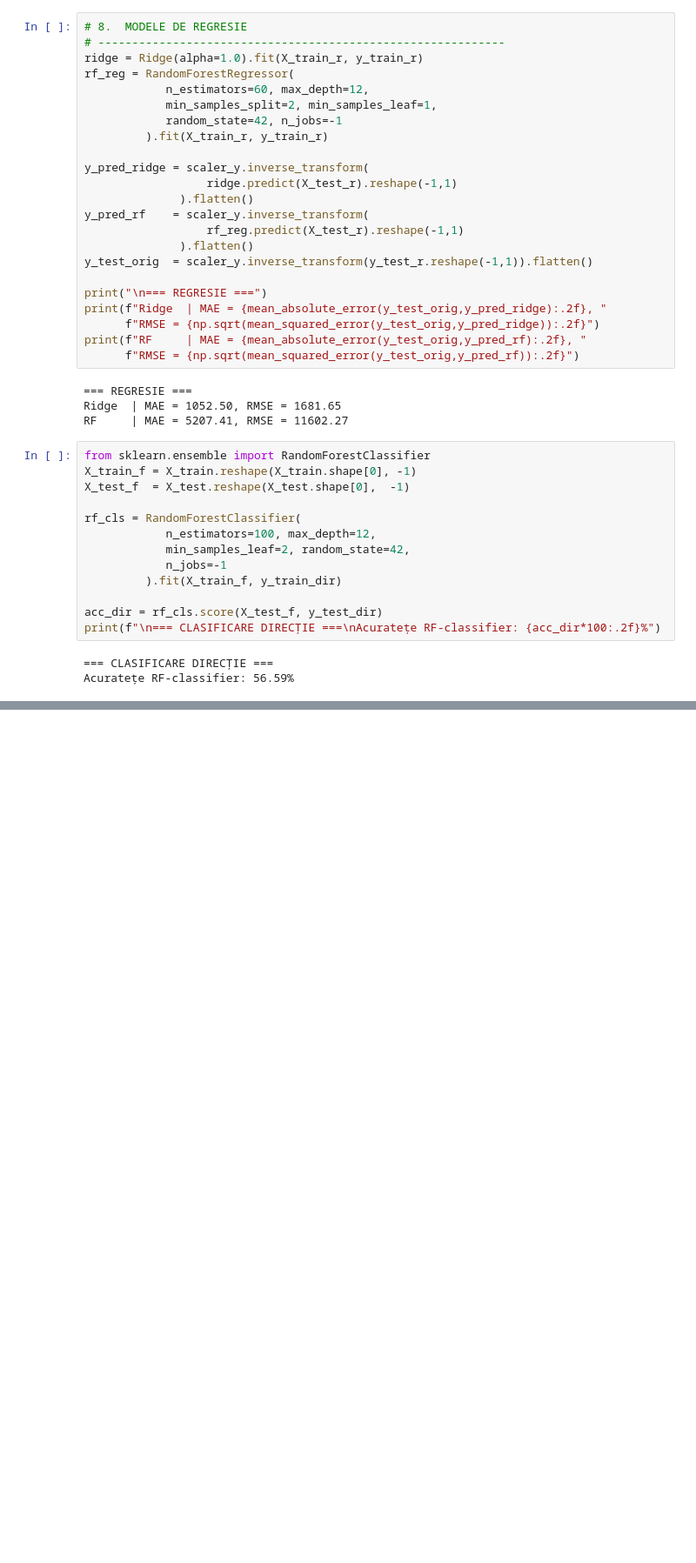
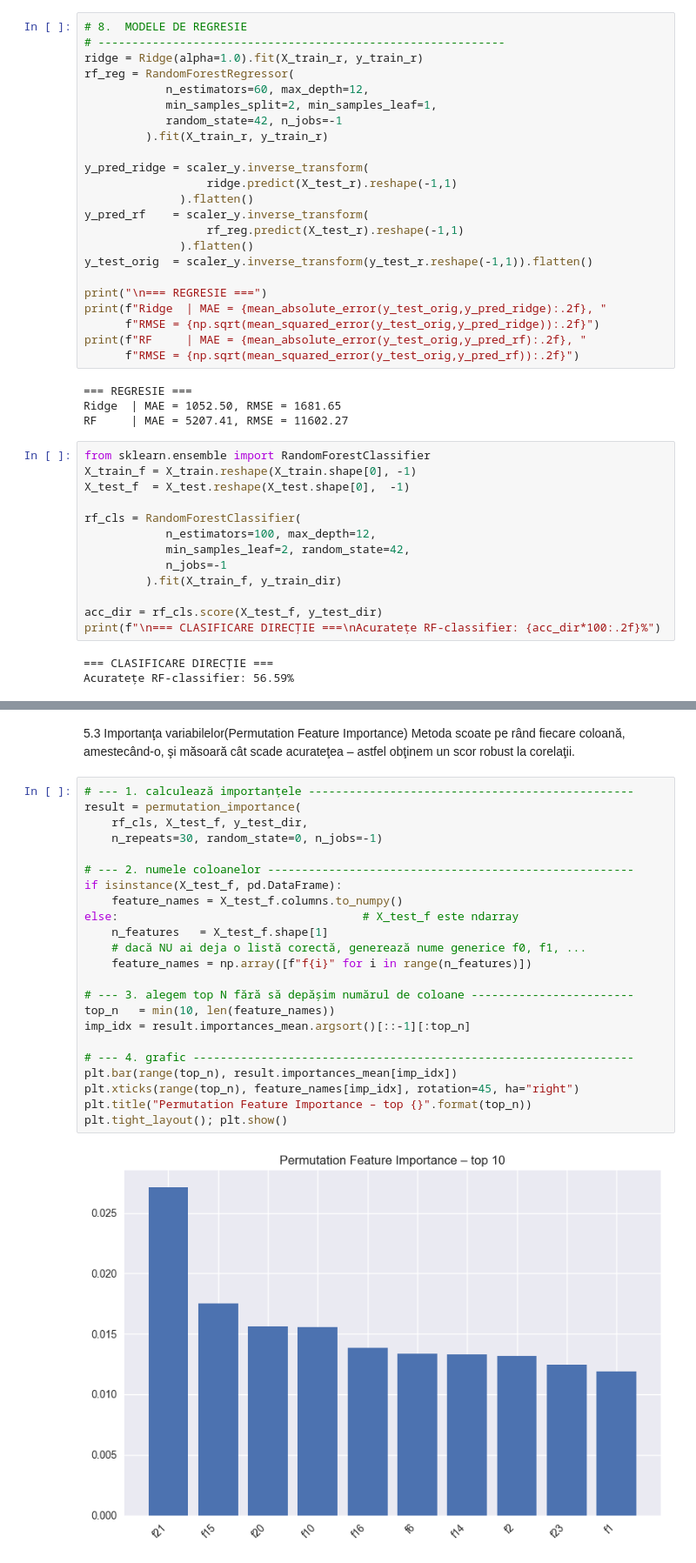
Before and after one commit to marianpop03/Trading_prediction, a Jupyter notebook: project.ipynb, the cells around one changed output, grey strips where cells are left out. Shown at 87% size. Drawn from its saved outputs; the diff is of its cells as text; blank space fills up the shorter version.

```diff
--- a/project.ipynb
+++ b/project.ipynb
@@ -653,0 +897,29 @@ Random Forest Classifier : 56.59%
+# %% [markdown]
+5.3 Importanţa variabilelor(Permutation Feature Importance)
+Metoda scoate pe rând fiecare coloană, amestecând-o, şi măsoară cât scade
+acurateţea – astfel obţinem un scor robust la corelaţii.
+# %%
+# --- 1. calculează importanțele ------------------------------------------------
+result = permutation_importance(
+    rf_cls, X_test_f, y_test_dir,
+    n_repeats=30, random_state=0, n_jobs=-1)
+
+# --- 2. numele coloanelor ------------------------------------------------------
+if isinstance(X_test_f, pd.DataFrame):
+    feature_names = X_test_f.columns.to_numpy()
+else:                                    # X_test_f este ndarray
+    n_features   = X_test_f.shape[1]
+    # dacă NU ai deja o listă corectă, generează nume generice f0, f1, ...
+    feature_names = np.array([f"f{i}" for i in range(n_features)])
+
+# --- 3. alegem top N fără să depășim numărul de coloane ------------------------
+top_n   = min(10, len(feature_names))
+imp_idx = result.importances_mean.argsort()[::-1][:top_n]
+
+# --- 4. grafic -----------------------------------------------------------------
+plt.bar(range(top_n), result.importances_mean[imp_idx])
+plt.xticks(range(top_n), feature_names[imp_idx], rotation=45, ha="right")
+plt.title("Permutation Feature Importance – top {}".format(top_n))
+plt.tight_layout(); plt.show()
+# %% [output]
+[figure, added]
```
Also changed, not shown: parts of 17 cells of this notebook.
